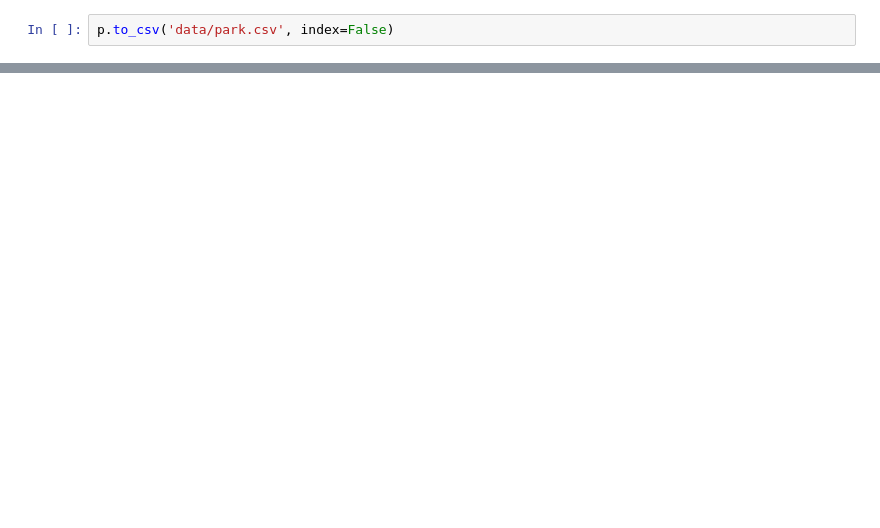
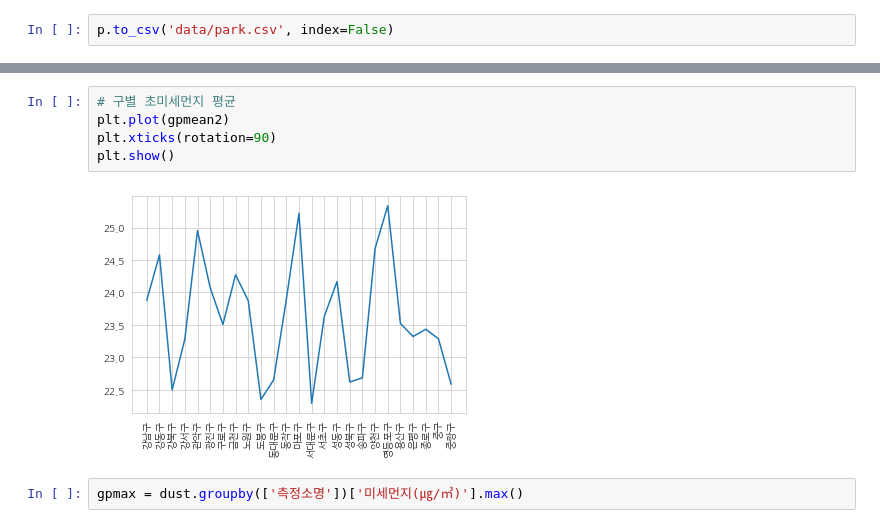
Before and after one commit to HJoon-K/Find_Dust, a Jupyter notebook: yjh.ipynb, the cells around one changed output, grey strips where cells are left out. Cells and saved outputs as stored; diff of their text form; blank space fills up the shorter version.

```diff
--- a/yjh.ipynb
+++ b/yjh.ipynb
@@ -173,0 +382,9 @@ park
+# %%
+# 구별 초미세먼지 평균
+plt.plot(gpmean2)
+plt.xticks(rotation=90)
+plt.show()
+# %% [output]
+[figure, added]
+# %%
+gpmax = dust.groupby(['측정소명'])['미세먼지(㎍/㎥)'].max()
```
Also changed, not shown: parts of 26 cells of this notebook.
